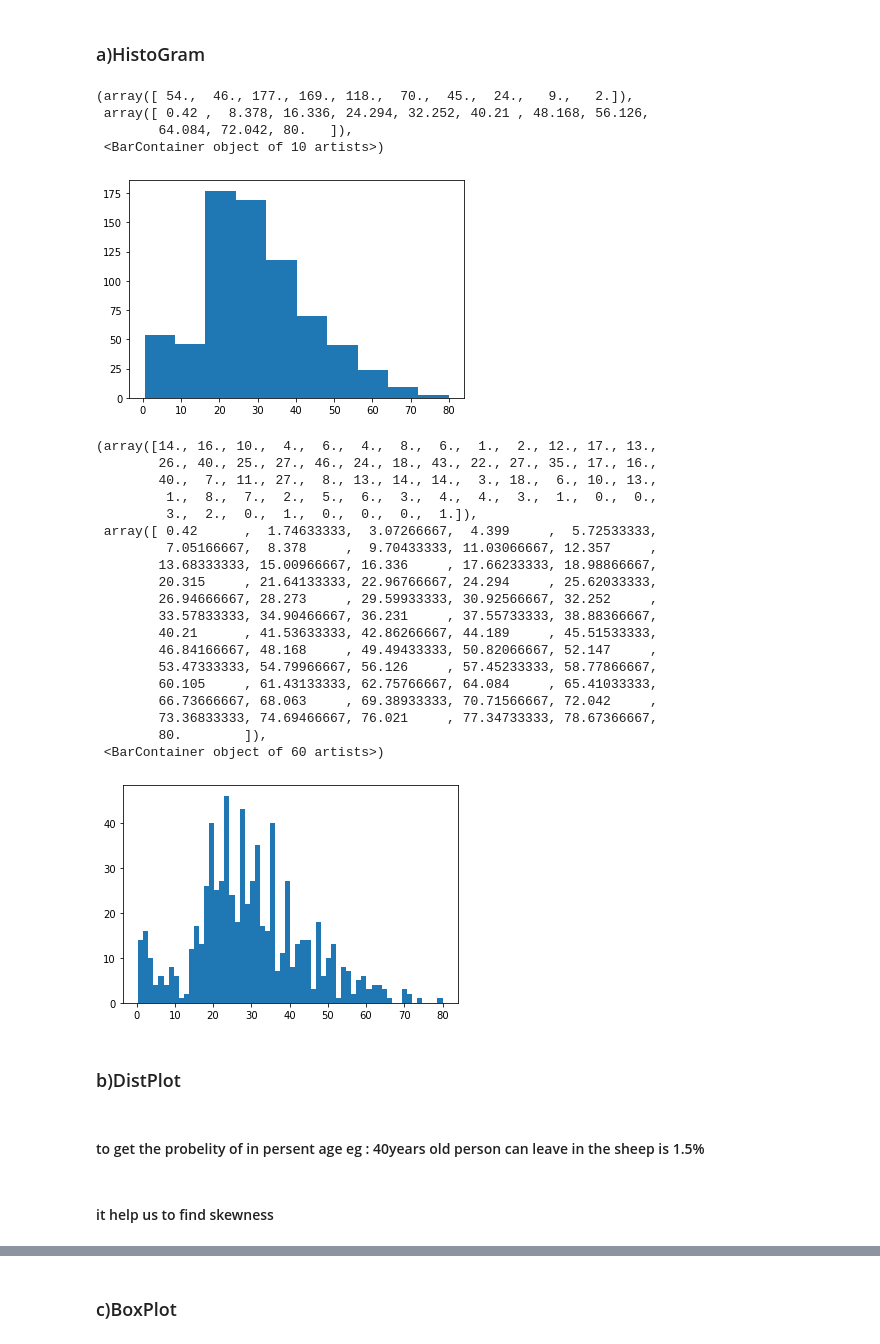
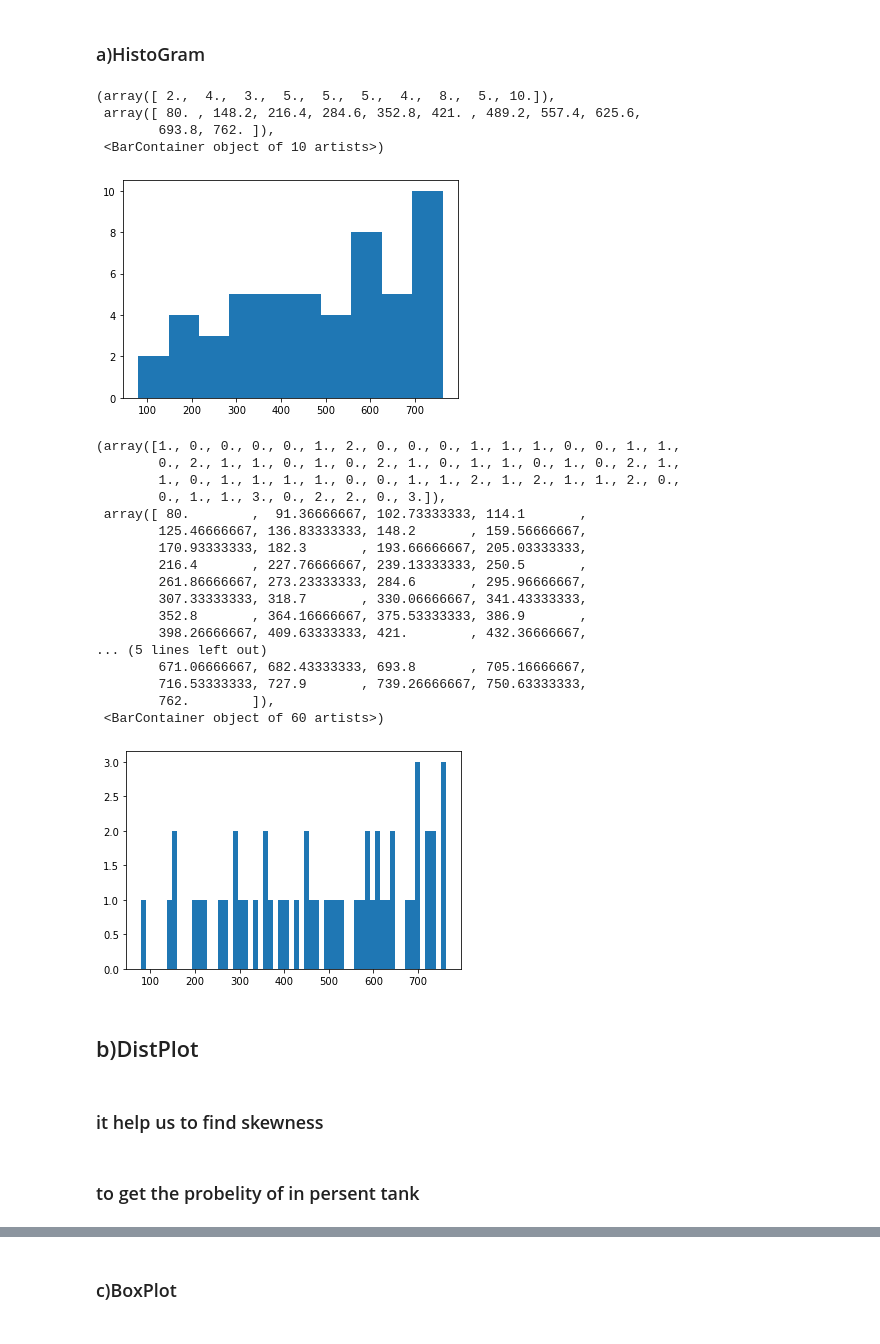
Before and after one commit to nani757/univariate-analysis_eda, a Jupyter notebook: univariate-analysis_eda.ipynb, the cells around one changed output, grey strips where cells are left out. Cells and saved outputs as stored; diff of their text form; code cells hidden in the pictures.

```diff
--- a/univariate-analysis_eda.ipynb
+++ b/univariate-analysis_eda.ipynb
@@ -8,6 +8,6 @@ import matplotlib.pyplot as plt
 %matplotlib inline
 import seaborn as sns
 # %%
-df = pd.read_csv("titanic_train.csv")
+df = pd.read_csv("russia_losses_equipment.csv")
 df.sample(5)
 # %% [output]
@@ -118,40 +132,38 @@ df['Sex'].value_counts().plot(kind='pie',autopct='%.2f')
 # %% [markdown]
 ### a)HistoGram
 # %%
-plt.hist(df['Age'])
+plt.hist(df['tank'])
 # %% [output]
-(array([ 54.,  46., 177., 169., 118.,  70.,  45.,  24.,   9.,   2.]),
- array([ 0.42 ,  8.378, 16.336, 24.294, 32.252, 40.21 , 48.168, 56.126,
-        64.084, 72.042, 80.   ]),
+(array([ 2.,  4.,  3.,  5.,  5.,  5.,  4.,  8.,  5., 10.]),
+ array([ 80. , 148.2, 216.4, 284.6, 352.8, 421. , 489.2, 557.4, 625.6,
+        693.8, 762. ]),
  <BarContainer object of 10 artists>)
-[figure, old version]
+[figure, new version]
 # %%
-plt.hist(df['Age'],bins=60)
+plt.hist(df['tank'],bins=60)
 # %% [output]
-(array([14., 16., 10.,  4.,  6.,  4.,  8.,  6.,  1.,  2., 12., 17., 13.,
-        26., 40., 25., 27., 46., 24., 18., 43., 22., 27., 35., 17., 16.,
-        40.,  7., 11., 27.,  8., 13., 14., 14.,  3., 18.,  6., 10., 13.,
-         1.,  8.,  7.,  2.,  5.,  6.,  3.,  4.,  4.,  3.,  1.,  0.,  0.,
-         3.,  2.,  0.,  1.,  0.,  0.,  0.,  1.]),
- array([ 0.42      ,  1.74633333,  3.07266667,  4.399     ,  5.72533333,
-         7.05166667,  8.378     ,  9.70433333, 11.03066667, 12.357     ,
-        13.68333333, 15.00966667, 16.336     , 17.66233333, 18.98866667,
-        20.315     , 21.64133333, 22.96766667, 24.294     , 25.62033333,
-        26.94666667, 28.273     , 29.59933333, 30.92566667, 32.252     ,
-        33.57833333, 34.90466667, 36.231     , 37.55733333, 38.88366667,
-        40.21      , 41.53633333, 42.86266667, 44.189     , 45.51533333,
-        46.84166667, 48.168     , 49.49433333, 50.82066667, 52.147     ,
-        53.47333333, 54.79966667, 56.126     , 57.45233333, 58.77866667,
-        60.105     , 61.43133333, 62.75766667, 64.084     , 65.41033333,
-        66.73666667, 68.063     , 69.38933333, 70.71566667, 72.042     ,
-        73.36833333, 74.69466667, 76.021     , 77.34733333, 78.67366667,
-        80.        ]),
+(array([1., 0., 0., 0., 0., 1., 2., 0., 0., 0., 1., 1., 1., 0., 0., 1., 1.,
+        0., 2., 1., 1., 0., 1., 0., 2., 1., 0., 1., 1., 0., 1., 0., 2., 1.,
+        1., 0., 1., 1., 1., 1., 0., 0., 1., 1., 2., 1., 2., 1., 1., 2., 0.,
+        0., 1., 1., 3., 0., 2., 2., 0., 3.]),
+ array([ 80.        ,  91.36666667, 102.73333333, 114.1       ,
+        125.46666667, 136.83333333, 148.2       , 159.56666667,
+        170.93333333, 182.3       , 193.66666667, 205.03333333,
+        216.4       , 227.76666667, 239.13333333, 250.5       ,
+        261.86666667, 273.23333333, 284.6       , 295.96666667,
+        307.33333333, 318.7       , 330.06666667, 341.43333333,
+        352.8       , 364.16666667, 375.53333333, 386.9       ,
+        398.26666667, 409.63333333, 421.        , 432.36666667,
+... (5 lines left out)
+        671.06666667, 682.43333333, 693.8       , 705.16666667,
+        716.53333333, 727.9       , 739.26666667, 750.63333333,
+        762.        ]),
  <BarContainer object of 60 artists>)
-[figure, old version]
+[figure, new version]
 # %% [markdown]
-### b)DistPlot
+## b)DistPlot
+# %% [markdown]
+### it help us to find skewness
 # %% [markdown]
-#### to get the probelity of in persent age eg : 40years old person can leave in the sheep is 1.5%
+### to get the probelity of in persent tank
-# %% [markdown]
-#### it help us to find skewness
 # %%
```
Also changed, not shown: parts of 20 cells of this notebook.
